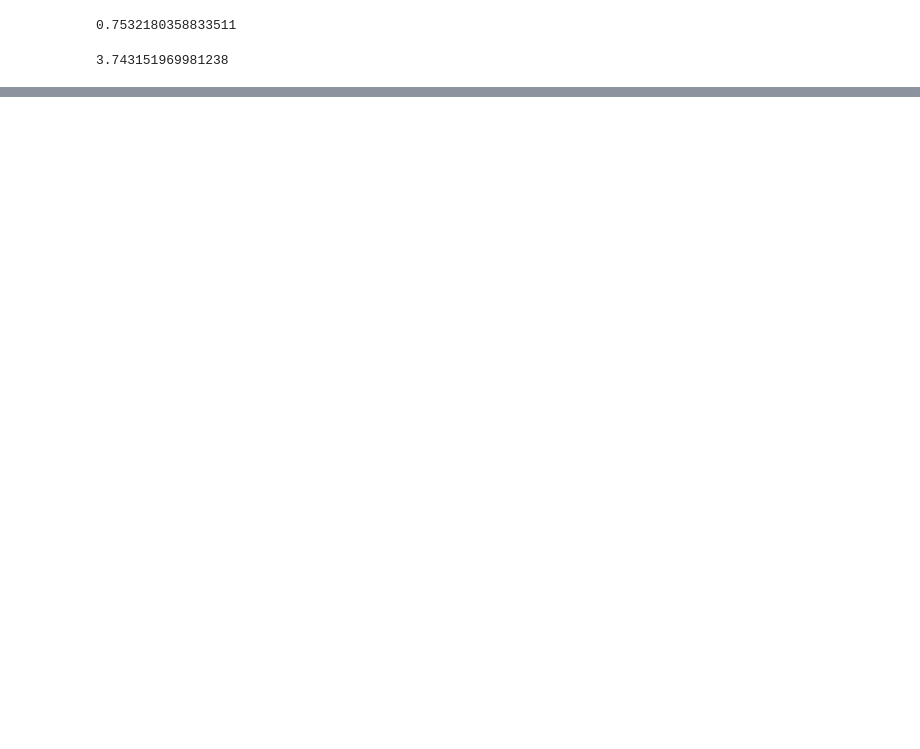
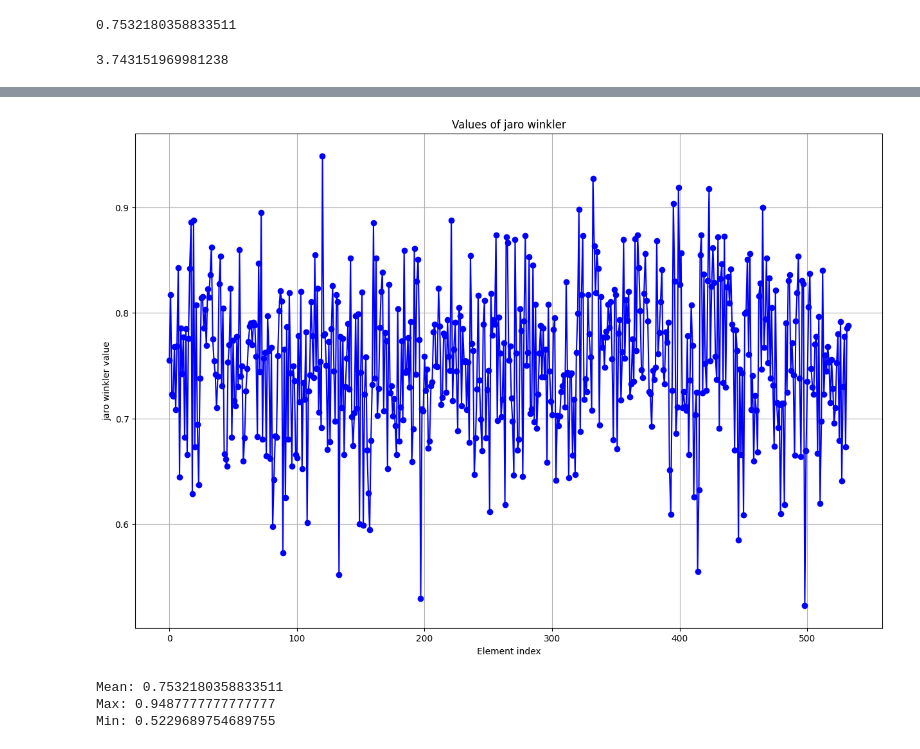
Before and after one commit to Mateusz-Wojciechowski/keyword-extraction, a Jupyter notebook: data_playground.ipynb, the cells around one changed output, grey strips where cells are left out. Saved outputs shown, nothing was run; the diff lists cells and outputs as text; code cells hidden in the pictures; blank space fills up the shorter version.

```diff
--- a/data_playground.ipynb
+++ b/data_playground.ipynb
@@ -176,0 +219,12 @@ yake_data
+# %%
+generate_metric_plot(results_jaro, 'jaro winkler')
+# %% [output]
+[figure, added]
+# %%
+print(f"Mean: {mean(results_jaro)}")
+print(f"Max: {max(results_jaro)}")
+print(f"Min: {min(results_jaro)}")
+# %% [output]
+Mean: 0.7532180358833511
+Max: 0.9487777777777777
+Min: 0.5229689754689755
```
Also changed, not shown: parts of 15 cells of this notebook.
